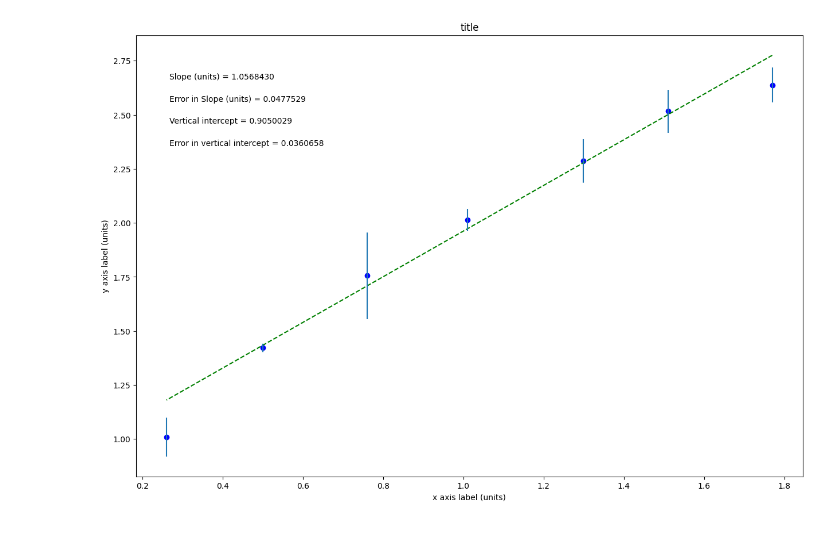
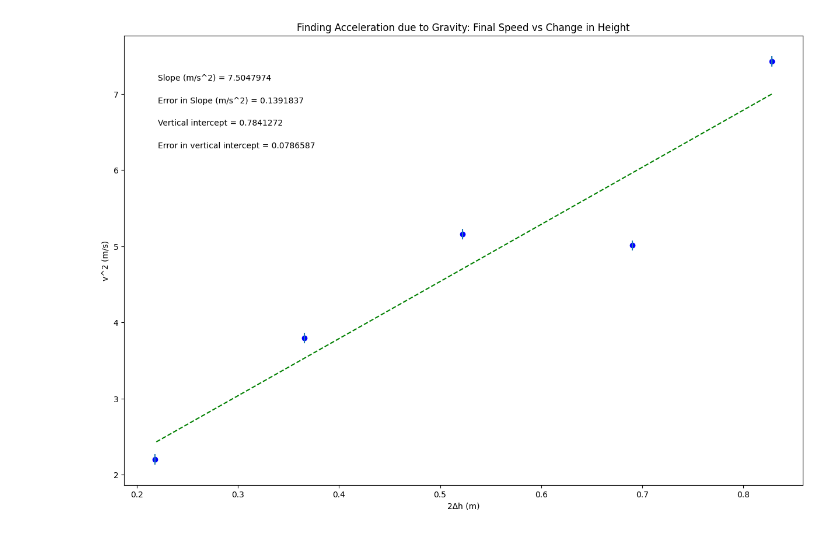
Before and after one commit to williamwheel/Physics-Lab-Fall-2026, a Jupyter notebook: lab1plot.ipynb, the cells around one changed output. Saved outputs shown, nothing was run; the diff lists cells and outputs as text; code cells hidden in the pictures.

Commit message:
lab 1 plot submission

```diff
--- a/lab1plot.ipynb
+++ b/lab1plot.ipynb
@@ -19,28 +19,28 @@ import matplotlib.pyplot as plt
 #variable names should start with a letter and must contain only letters, numbers, and underscores
 
 
-xvariable_changeme = np.array([1.770, 1.510, 1.299, 1.010, 0.760, 0.500, 0.260])
+h2 = np.array([.828, .690, .522, .366, .218])
 
-yvariable_changeme = np.array([2.638, 2.517, 2.287, 2.014, 1.756, 1.421, 1.009])
+vsquared = np.array([7.43, 5.01, 5.16, 3.794, 2.20])
 
-err_yvariable_changeme = np.array([0.08, 0.1, 0.1, 0.05, 0.2, 0.02, 0.09])
+vsquarederr = np.array([.069, .068, .068, .068, .067])
 
 
 
 #Re-assign variables as x, y, dy so that the remaining plotting code may remain generic
 #UPDATE VARIABLE NAMES (ON RHS OF EACH EQUAL SIGN) TO MATCH VARIABLE NAMES FOR DATA ABOVE
 
-x = xvariable_changeme             #this should be the array you want to plot on the x axis
-y = yvariable_changeme             #this should be the array you want to plot on the y axis
-dy = err_yvariable_changeme        #this should be your error in y array
+x = h2             #this should be the array you want to plot on the x axis
+y = vsquared             #this should be the array you want to plot on the y axis
+dy = vsquarederr        #this should be your error in y array
 
 
 #UPDATE EACH OF THESE 4 STRINGS FOR YOUR PLOT LABELS AS YOU WANT THEM TO APPEAR
 
-plot_title= 'title'
-x_label= 'x axis label (units)'
-y_label= 'y axis label (units)'
-slope_units= 'units'
+plot_title= 'Finding Acceleration due to Gravity: Final Speed vs Change in Height'
+x_label= '2∆h (m)'
+y_label= 'v^2 (m/s)'
+slope_units= 'm/s^2'
 
 #UPDATE ANNOTATION PLACEMENT SO IT'S OUT OF WAY OF PLOTTED DATA AND BEST FIT LINE
 #integer from 1 to 4, top R corner is 1 (counter-clockwise from there)
@@ -49,7 +49,7 @@ annotation_placement=2
 
 
 #-----------------------------------------------------------------------#
-#-----DON'T NEED TO CHANGE ANYTHING BEYOND THIS POINT!!!-----
+#-----DON'T NEED TO CHANGE ANYTHING BEYOND THIS POINT!!!------
 
 
 #Find the intercept and slope, b and m, from Python's polynomial fitting function
@@ -92,31 +92,31 @@ elif annotation_placement==3 or annotation_placement==4:
 #Don't need to change anything in this section!
 
 #Plot data on graph. Plot error bars and place values for slope,
 #error in slope, and vertical intercept (plus error) on the plot using "annotate"
 
 plt.figure(figsize=(15,10))
 
 plt.plot(x, fit, color='green', linestyle='--')
 plt.scatter(x, y, color='blue', marker='o')
 
 plt.xlabel(x_label)
 plt.ylabel(y_label)
 plt.title(plot_title)
 
 plt.errorbar(x, y, yerr=dy, xerr=None, fmt="none") #don't need to plot x error bars
 
 plt.annotate('Slope ({}) = {value:.{digits}f}'.format(slope_units,value=m, digits=7),
              (xpos, ypos[0]), xycoords='axes fraction')
 
 plt.annotate('Error in Slope ({}) = {value:.{digits}f}'.format(slope_units,value=dm, digits=7),
              (xpos, ypos[1]), xycoords='axes fraction')
 
 plt.annotate('Vertical intercept = {value:.{digits}f}'.format(value=b, digits=7),
              (xpos, ypos[2]), xycoords='axes fraction')
 
 plt.annotate('Error in vertical intercept = {value:.{digits}f}'.format(value=db, digits=7),
              (xpos, ypos[3]), xycoords='axes fraction')
 
 plt.show()
 # %% [output]
-[figure, old version]
+[figure, new version]
```
